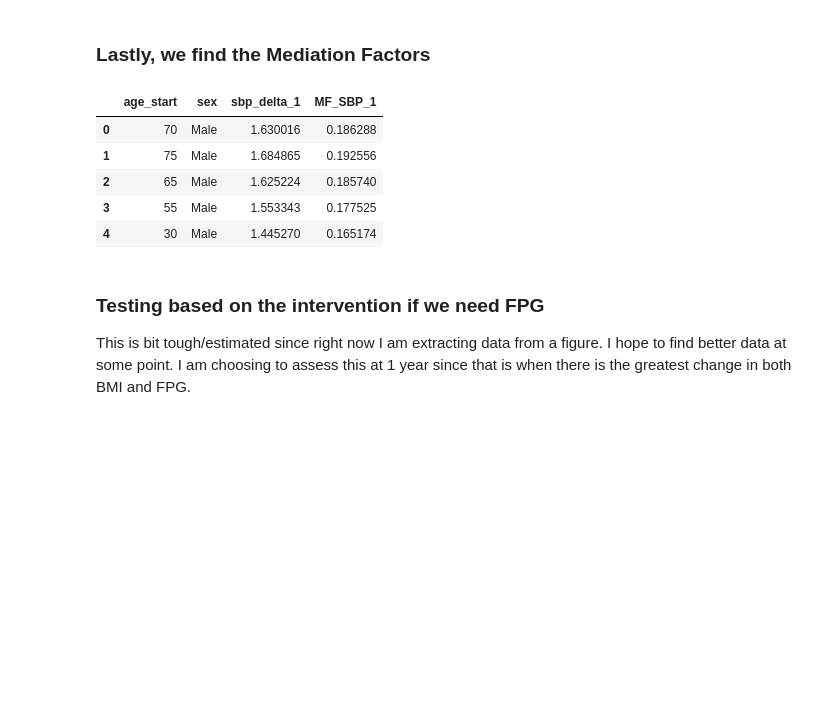
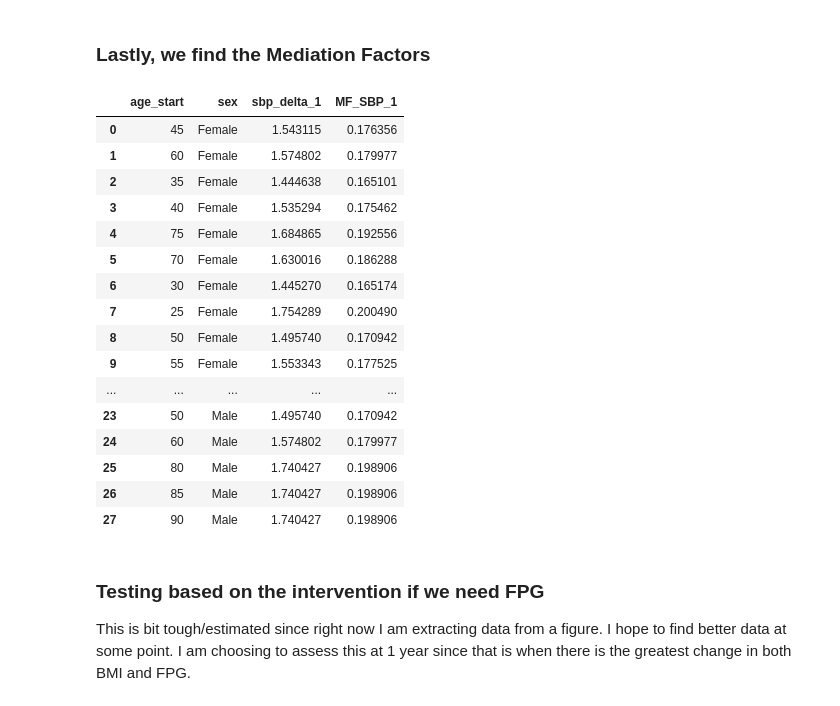
Before and after one commit to ihmeuw/vivarium_research_nih_us_cvd, a Jupyter notebook: risk_mediation_2.ipynb, the cells around one changed output. Cells and saved outputs as stored; diff of their text form; code cells hidden in the pictures; blank space fills up the shorter version.

```diff
--- a/risk_mediation_2.ipynb
+++ b/risk_mediation_2.ipynb
@@ -233,0 +190,16 @@ print(bmi_delta['delta_diff_fpg'].min())
+# %%
+bmi_delta = ihd_bmi.merge(ihd_fpg[['ihd_fpg_rr','age_start','sex']], on=['age_start','sex']).merge(
+    ihd_sbp[['ihd_sbp_rr','age_start','sex']], on=['age_start','sex']).merge(
+    stroke_bmi[['stroke_bmi_rr','age_start','sex']], on=['age_start','sex']).merge(
+    stroke_fpg[['stroke_fpg_rr','age_start','sex']], on=['age_start','sex']).merge(
+    stroke_ldl[['stroke_ldl_rr','age_start','sex']], on=['age_start','sex']).merge(
+    stroke_sbp[['stroke_sbp_rr','age_start','sex']], on=['age_start','sex'])
+bmi_delta['fpg_delta_1'] = ((0.149278 * (bmi_delta['ihd_bmi_rr'] - 1)) + 1)/ bmi_delta['ihd_fpg_rr']
+bmi_delta['sbp_delta_1'] = ((0.311516 * (bmi_delta['ihd_bmi_rr'] - 1)) + 1)/ bmi_delta['ihd_sbp_rr']
+bmi_delta['fpg_delta_2'] = ((0.216637 * (bmi_delta['stroke_bmi_rr'] - 1)) + 1)/ bmi_delta['stroke_fpg_rr']
+bmi_delta['sbp_delta_2'] = ((0.646555 * (bmi_delta['stroke_bmi_rr'] - 1)) + 1)/ bmi_delta['stroke_sbp_rr']
+bmi_delta['ldl_delta'] = ((0.035429878 * (bmi_delta['stroke_fpg_rr'] - 1)) + 1)/ bmi_delta['stroke_ldl_rr']
+bmi_delta['delta_diff_fpg'] = bmi_delta['fpg_delta_1'] - bmi_delta['fpg_delta_2']
+bmi_delta['delta_diff_sbp'] = bmi_delta['sbp_delta_1'] - bmi_delta['sbp_delta_2']
+bmi_delta = bmi_delta[['ihd_bmi_rr','ihd_fpg_rr','ihd_sbp_rr','stroke_bmi_rr','stroke_sbp_rr','stroke_fpg_rr','age_start', 'sex', 'ldl_delta','fpg_delta_1','sbp_delta_1', 'fpg_delta_2','sbp_delta_2','delta_diff_fpg','delta_diff_sbp']]
+bmi_delta
@@ -256,15 +256,26 @@ rr_bmi = 1.14
 # %%
 bmi_delta['sbp_delta_1'] = bmi_delta.sbp_delta_1 * 2
 bmi_delta['MF_SBP_1'] = ((rr_sbp-1)*bmi_delta['sbp_delta_1']) / (rr_bmi - 1)
 bmi_delta = bmi_delta[['age_start', 'sex', 'sbp_delta_1','MF_SBP_1']]
-bmi_delta.head()
+bmi_delta#.head()
 # %% [output]
 |  | age_start | sex | sbp_delta_1 | MF_SBP_1 |
-| 0 | 70 | Male | 1.630016 | 0.186288 |
-| 1 | 75 | Male | 1.684865 | 0.192556 |
-| 2 | 65 | Male | 1.625224 | 0.185740 |
-| 3 | 55 | Male | 1.553343 | 0.177525 |
-| 4 | 30 | Male | 1.445270 | 0.165174 |
+| 0 | 45 | Female | 1.543115 | 0.176356 |
+| 1 | 60 | Female | 1.574802 | 0.179977 |
+| 2 | 35 | Female | 1.444638 | 0.165101 |
+| 3 | 40 | Female | 1.535294 | 0.175462 |
+| 4 | 75 | Female | 1.684865 | 0.192556 |
+| 5 | 70 | Female | 1.630016 | 0.186288 |
+| 6 | 30 | Female | 1.445270 | 0.165174 |
+| 7 | 25 | Female | 1.754289 | 0.200490 |
+| 8 | 50 | Female | 1.495740 | 0.170942 |
+| 9 | 55 | Female | 1.553343 | 0.177525 |
+| ... | ... | ... | ... | ... |
+| 23 | 50 | Male | 1.495740 | 0.170942 |
+| 24 | 60 | Male | 1.574802 | 0.179977 |
+| 25 | 80 | Male | 1.740427 | 0.198906 |
+| 26 | 85 | Male | 1.740427 | 0.198906 |
+| 27 | 90 | Male | 1.740427 | 0.198906 |
 # %%
 HF_MF=pd.DataFrame(bmi_delta)
 HF_MF.to_csv('/ihme/homes/lutzes/heart_failure_MF.csv')
```
Also changed, not shown: parts of 6 cells of this notebook, 18 other files.
